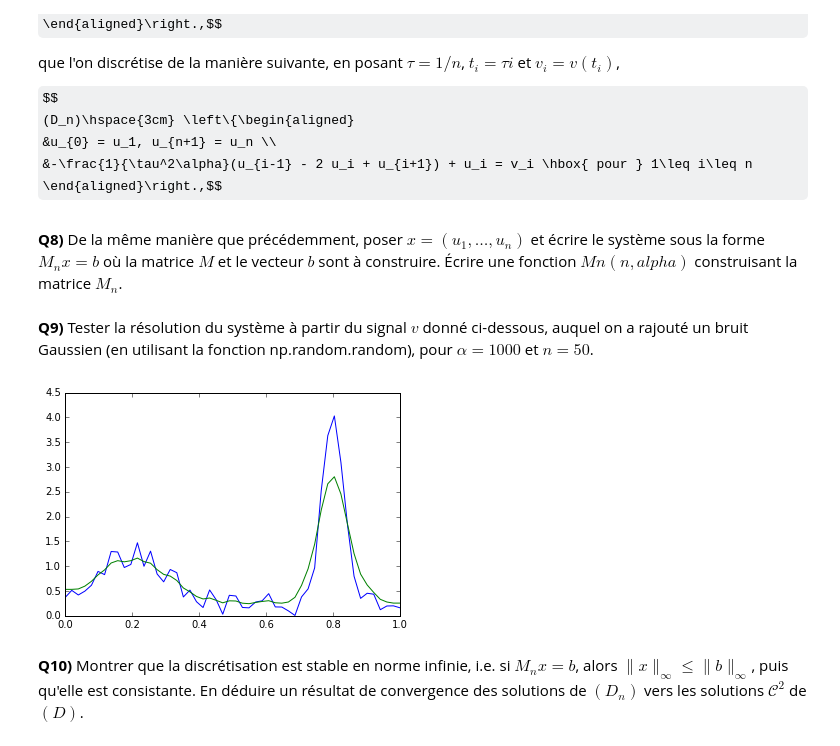
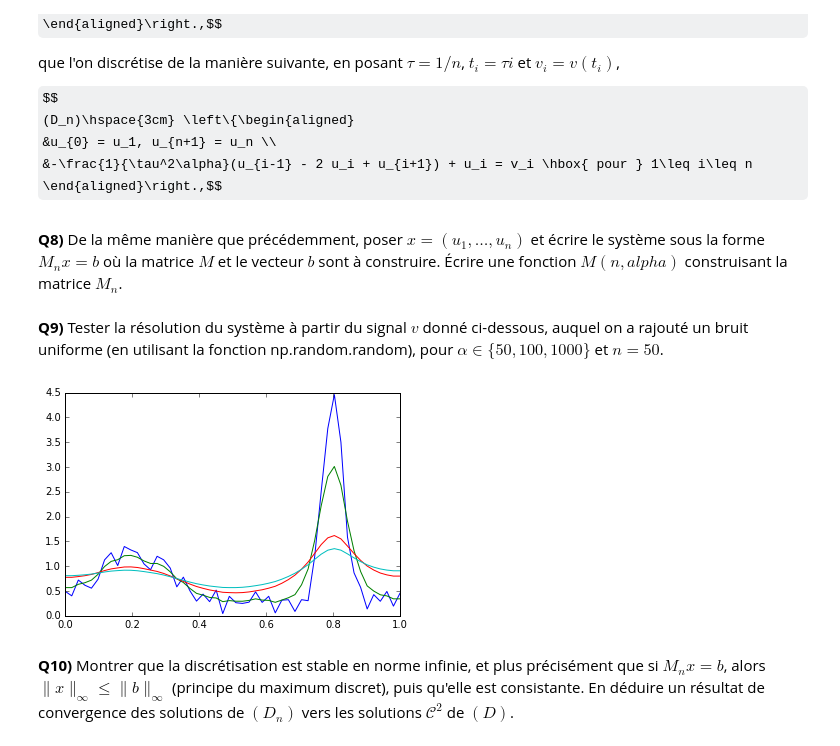
Before and after one commit to mrgt/M1MAO-TP, a Jupyter notebook: tp1-correction.ipynb, the cells around one changed output. Cells and saved outputs as stored; diff of their text form; code cells hidden in the pictures; some formulas as TeX source.

```diff
--- a/tp1-correction.ipynb
+++ b/tp1-correction.ipynb
@@ -251,9 +252,9 @@ $$
 &-\frac{1}{\tau^2\alpha}(u_{i-1} - 2 u_i + u_{i+1}) + u_i = v_i \hbox{ pour } 1\leq i\leq n
 \end{aligned}\right.,$$
 # %% [markdown]
-**Q8)** De la même manière que précédemment, poser $x = (u_1,\dots, u_n)$ et écrire le système sous la forme $M_n x = b$ où la matrice $M$ et le vecteur $b$ sont à construire. Écrire une fonction $Mn(n,alpha)$ construisant la matrice $M_n$.
+**Q8)** De la même manière que précédemment, poser $x = (u_1,\dots, u_n)$ et écrire le système sous la forme $M_n x = b$ où la matrice $M$ et le vecteur $b$ sont à construire. Écrire une fonction $M(n,alpha)$ construisant la matrice $M_n$.
 # %%
-def Mn(n,alpha):
+def M(n,alpha):
     tau = 1.0/n
     A = np.zeros((n,n))
     for i in xrange(n):
@@ -265,24 +266,31 @@ def Mn(n,alpha):
     A[n-1,n-1]=-1
     return (-A/(alpha*tau*tau)) + np.eye(n)
 # %% [markdown]
-**Q9)** Tester la résolution du système à partir du signal $v$ donné ci-dessous, auquel on a rajouté un bruit Gaussien (en utilisant la fonction np.random.random),  pour $\alpha=1000$ et $n=50$.
+**Q9)** Tester la résolution du système à partir du signal $v$ donné ci-dessous, auquel on a rajouté un bruit uniforme (en utilisant la fonction np.random.random),  pour $\alpha\in\{50,100,1000\}$ et $n=50$.
 # %%
+
+def regularisation(v,alpha):
+    n = len(v)-2
+    t = np.linspace(0,1,n+2)
+    b = v[1:-1]
+    A = M(n,alpha)
+    x = np.linalg.solve(A,b)
+    u = np.zeros(n+2)
+    u[1:n+1] = x
+    u[0] = u[1]
+    u[n+1] = u[n]
+    return u
+
 n=50
-alpha=1000
 t = np.linspace(0,1,n+2)
 v = 4*np.exp(-500*np.square(t-.8)) + np.exp(-50*np.square(t-.2))
-vv = v + .5*np.random.random(n+2)
-b = vv[1:-1]
-A = Mn(n,alpha)
-x = np.linalg.solve(A,b)
-u = np.zeros(n+2)
-u[1:n+1] = x
-u[0] = u[1]
-u[n+1] = u[n]
-plt.plot(t,vv)
-plt.plot(t,u)
+v = v + .5*np.random.random(n+2)
+plt.plot(t,v)
+plt.plot(t,regularisation(v,1000))
+plt.plot(t,regularisation(v,100))
+plt.plot(t,regularisation(v,50))
 plt.show()
 # %% [output]
-[figure, old version]
+[figure, new version]
 # %% [markdown]
-**Q10)** Montrer que la discrétisation est stable en norme infinie, i.e. si $M_n x = b$, alors $\|x\|_\infty\leq \|b\|_\infty$, puis qu'elle est consistante. En déduire un résultat de  convergence des solutions de $(D_n)$ vers les solutions $\mathcal{C}^2$ de $(D)$.
+**Q10)** Montrer que la discrétisation est stable en norme infinie, et plus précisément que si $M_n x = b$, alors $\|x\|_\infty\leq \|b\|_\infty$ (principe du maximum discret), puis qu'elle est consistante. En déduire un résultat de  convergence des solutions de $(D_n)$ vers les solutions $\mathcal{C}^2$ de $(D)$.
```
Also changed, not shown: parts of 4 cells of this notebook.
